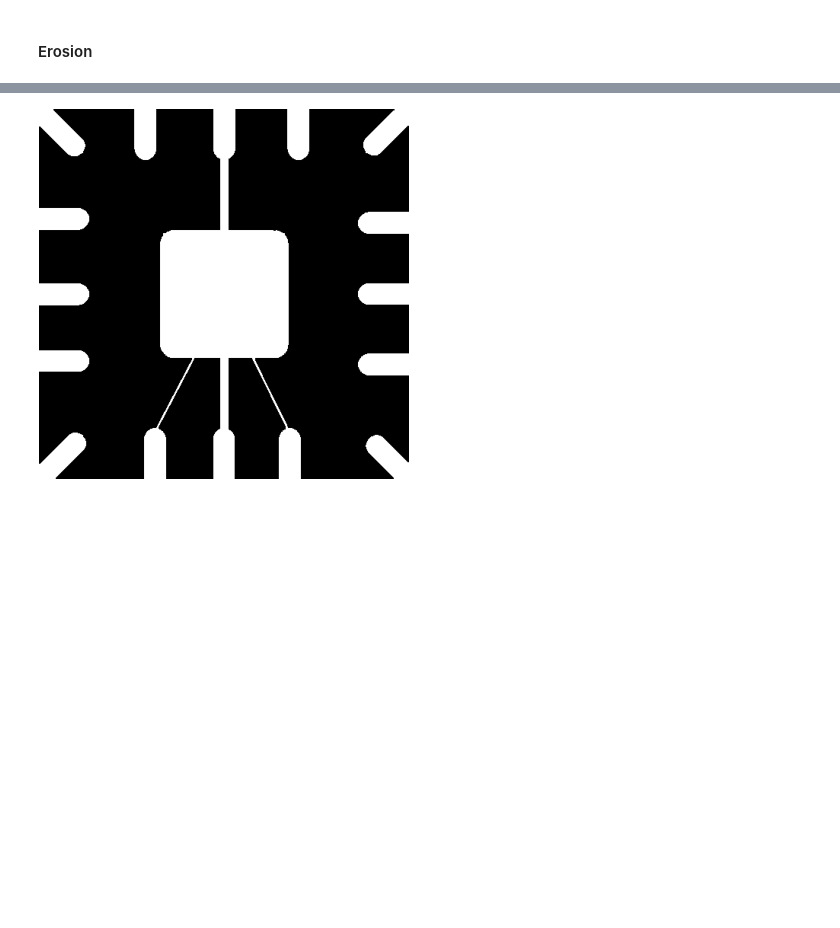
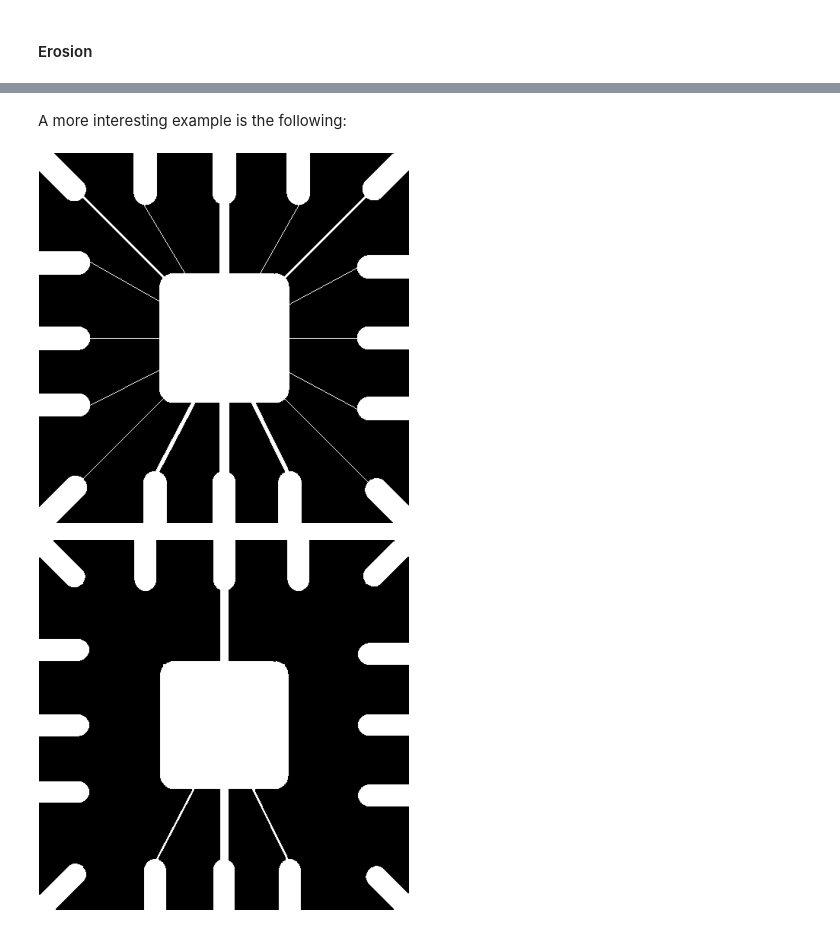
Before and after one commit to thiagopx/pdi, a Jupyter notebook: notebooks/6_morphology.ipynb, the cells around one changed output, grey strips where cells are left out. Drawn from its saved outputs; the diff is of its cells as text; code cells hidden in the pictures; blank space fills up the shorter version.

```diff
--- a/notebooks/6_morphology.ipynb
+++ b/notebooks/6_morphology.ipynb
@@ -24 +37,12 @@ plt.show()
+# %% [markdown]
+A more interesting example is the following:
+# %%
+from skimage import io
+import numpy as np
+
+image = np.logical_not(io.imread('wirebond.tif'))
+image = image.astype(int)
+show(image, cmap="gray", scale=0.1)
+# %% [output]
+[figure, added]
 # %%
```
Also changed, not shown: parts of 12 cells of this notebook, 1 other file.
